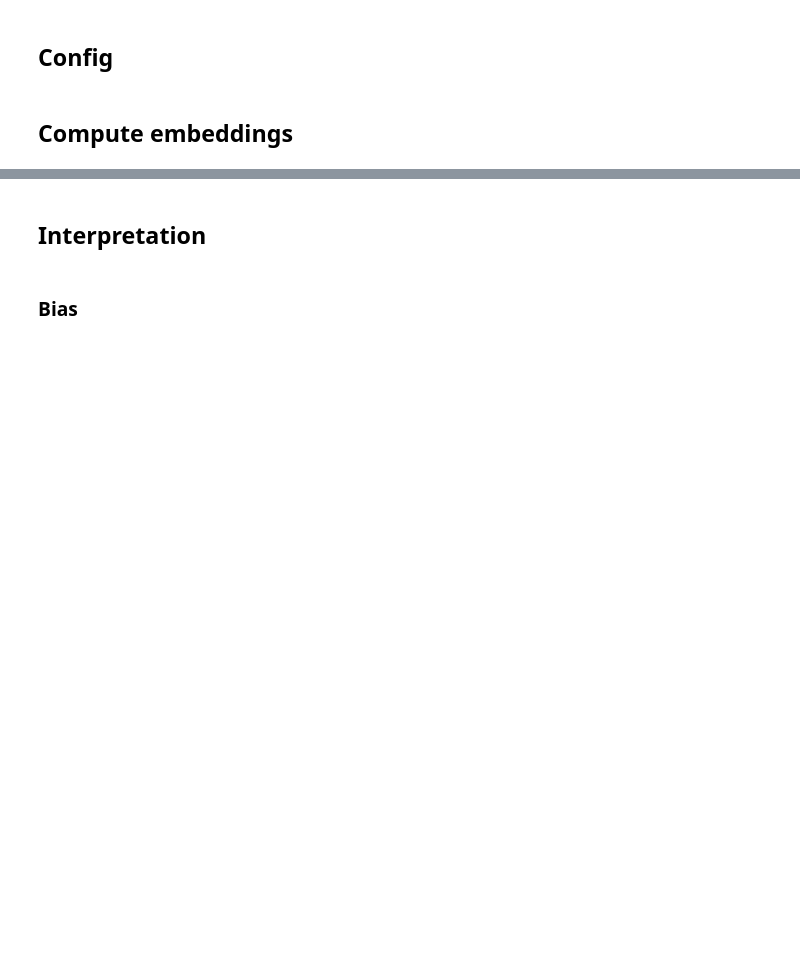
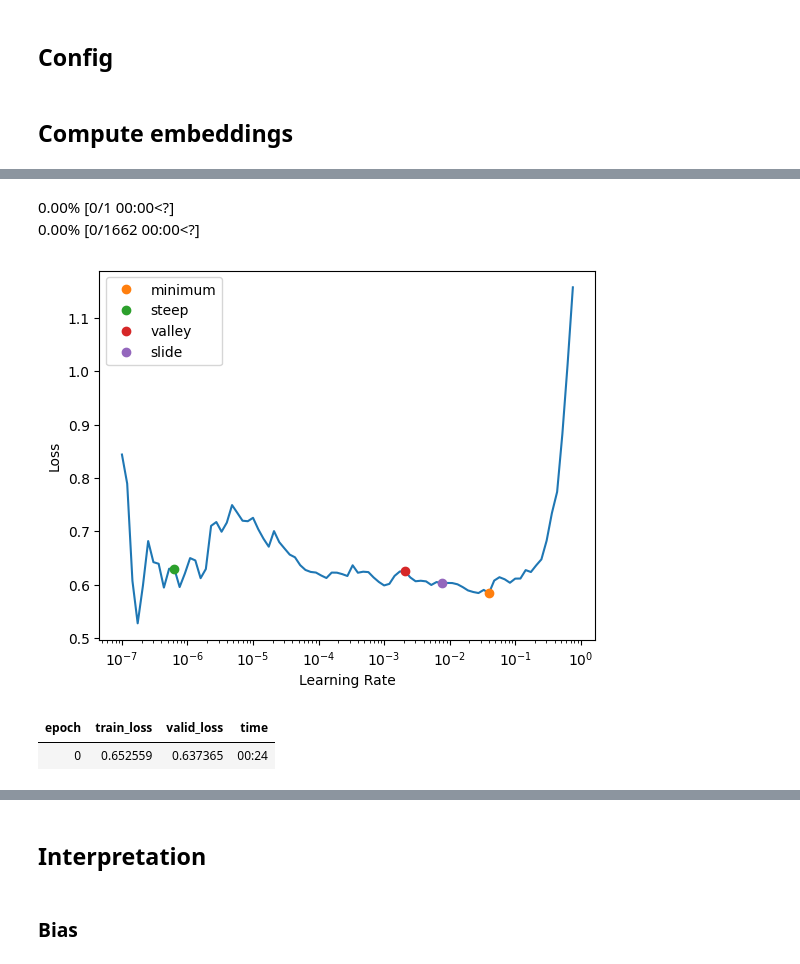
Before and after one commit to sborms/cyclingsimilarity.com, a Jupyter notebook: notebooks/02 - Compute embeddings.ipynb, the cells around one changed output, grey strips where cells are left out. Drawn from its saved outputs; the diff is of its cells as text; code cells hidden in the pictures; blank space fills up the shorter version.

```diff
--- a/notebooks/02 - Compute embeddings.ipynb
+++ b/notebooks/02 - Compute embeddings.ipynb
@@ -97,6 +99,5 @@ df_results = pd.read_csv("../data/matrix_race_results.csv",
                          dtype={"year": str, "stage_slug": str, "class": str})
 # %%
 df_results = df_results[df_results.columns[df_results.count(axis=0) >= MIN_N_PARTICIPATIONS]]
-df_results.columns = df_results.columns.str.strip()  # some columns have trailing whitespaces
 # %%
 df_results.filter(regex="VAN AERT Wout").dropna().head()
@@ -134,8 +175,15 @@ dls.show_batch()
 # %%
 learn = collab_learner(dls, n_factors=N_FACTORS, y_range=Y_RANGE)
 # %%
-learn.lr_find()
+lrs = learn.lr_find(suggest_funcs=(minimum, steep, valley, slide))
+# %% [output]
+0.00% [0/1 00:00<?]
+0.00% [0/1662 00:00<?]
+[figure, added]
 # %%
-learn.fit_one_cycle(3, 0.05, wd=0.1)
+learn.fit_one_cycle(5, lrs.valley, wd=0.1)
+# %% [output]
+| epoch | train_loss | valid_loss | time |
+| 0 | 0.652559 | 0.637365 | 00:24 |
 # %%
 learn.model
```
Also changed, not shown: parts of 14 cells of this notebook, 4 other files.
